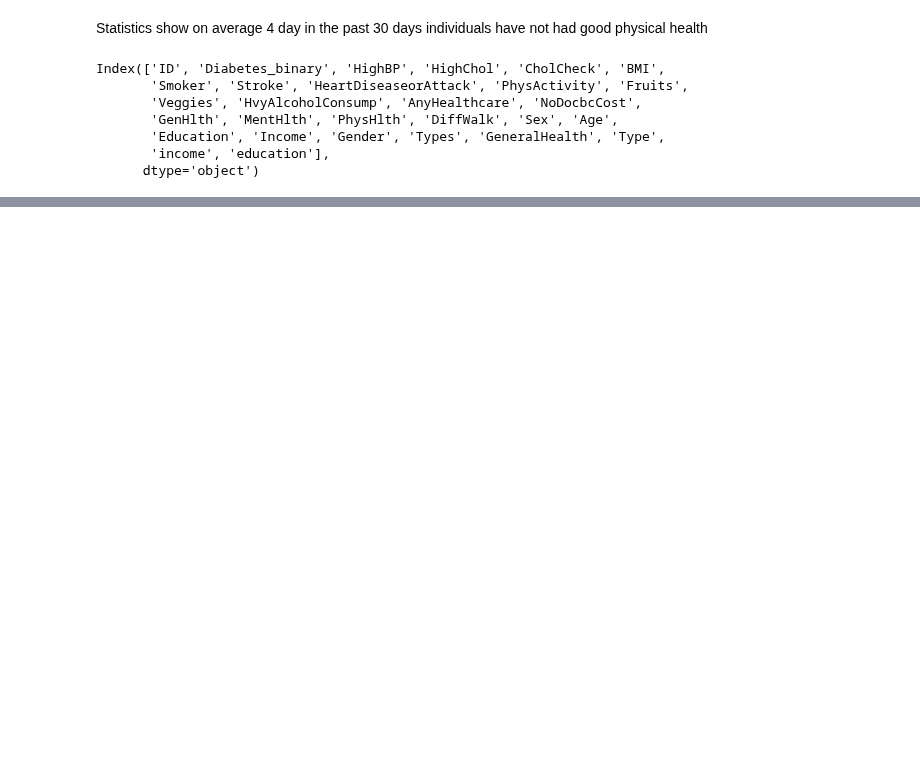
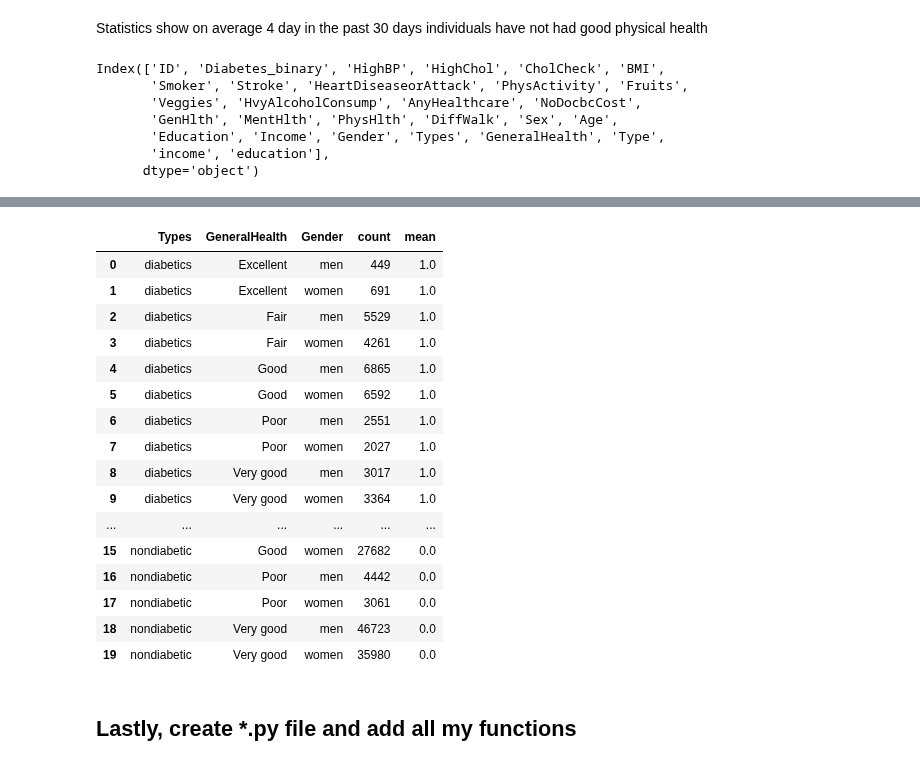
Before and after one commit to yourexodus/capstone_CDC, a Jupyter notebook: Feature_Engineering.ipynb, the cells around one changed output, grey strips where cells are left out. Drawn from its saved outputs; the diff is of its cells as text; code cells hidden in the pictures; blank space fills up the shorter version.

```diff
--- a/Feature_Engineering.ipynb
+++ b/Feature_Engineering.ipynb
@@ -547,0 +698,24 @@ def write_data(data, directory, **kwargs):
+# %%
+#Expected results
+
+people.groupby(["Types", "GeneralHealth", "Gender"])["Diabetes_binary"].agg(['count', 'mean']).reset_index()
+# %% [output]
+|  | Types | GeneralHealth | Gender | count | mean |
+| 0 | diabetics | Excellent | men | 449 | 1.0 |
+| 1 | diabetics | Excellent | women | 691 | 1.0 |
+| 2 | diabetics | Fair | men | 5529 | 1.0 |
+| 3 | diabetics | Fair | women | 4261 | 1.0 |
+| 4 | diabetics | Good | men | 6865 | 1.0 |
+| 5 | diabetics | Good | women | 6592 | 1.0 |
+| 6 | diabetics | Poor | men | 2551 | 1.0 |
+| 7 | diabetics | Poor | women | 2027 | 1.0 |
+| 8 | diabetics | Very good | men | 3017 | 1.0 |
+| 9 | diabetics | Very good | women | 3364 | 1.0 |
+| ... | ... | ... | ... | ... | ... |
+| 15 | nondiabetic | Good | women | 27682 | 0.0 |
+| 16 | nondiabetic | Poor | men | 4442 | 0.0 |
+| 17 | nondiabetic | Poor | women | 3061 | 0.0 |
+| 18 | nondiabetic | Very good | men | 46723 | 0.0 |
+| 19 | nondiabetic | Very good | women | 35980 | 0.0 |
+# %% [markdown]
+## Lastly, create *.py file and add all my functions
```
Also changed, not shown: parts of 43 cells of this notebook, 35 other files.
